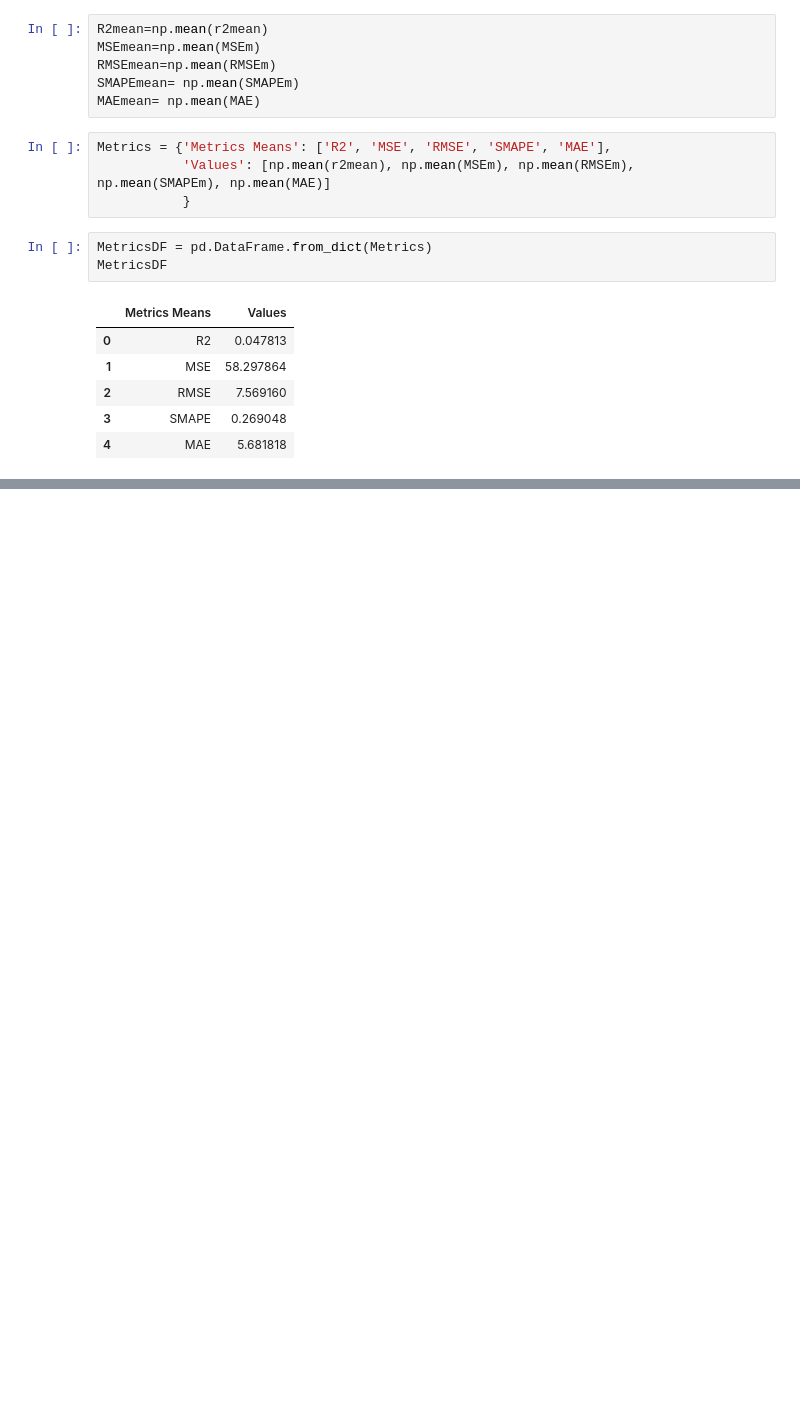
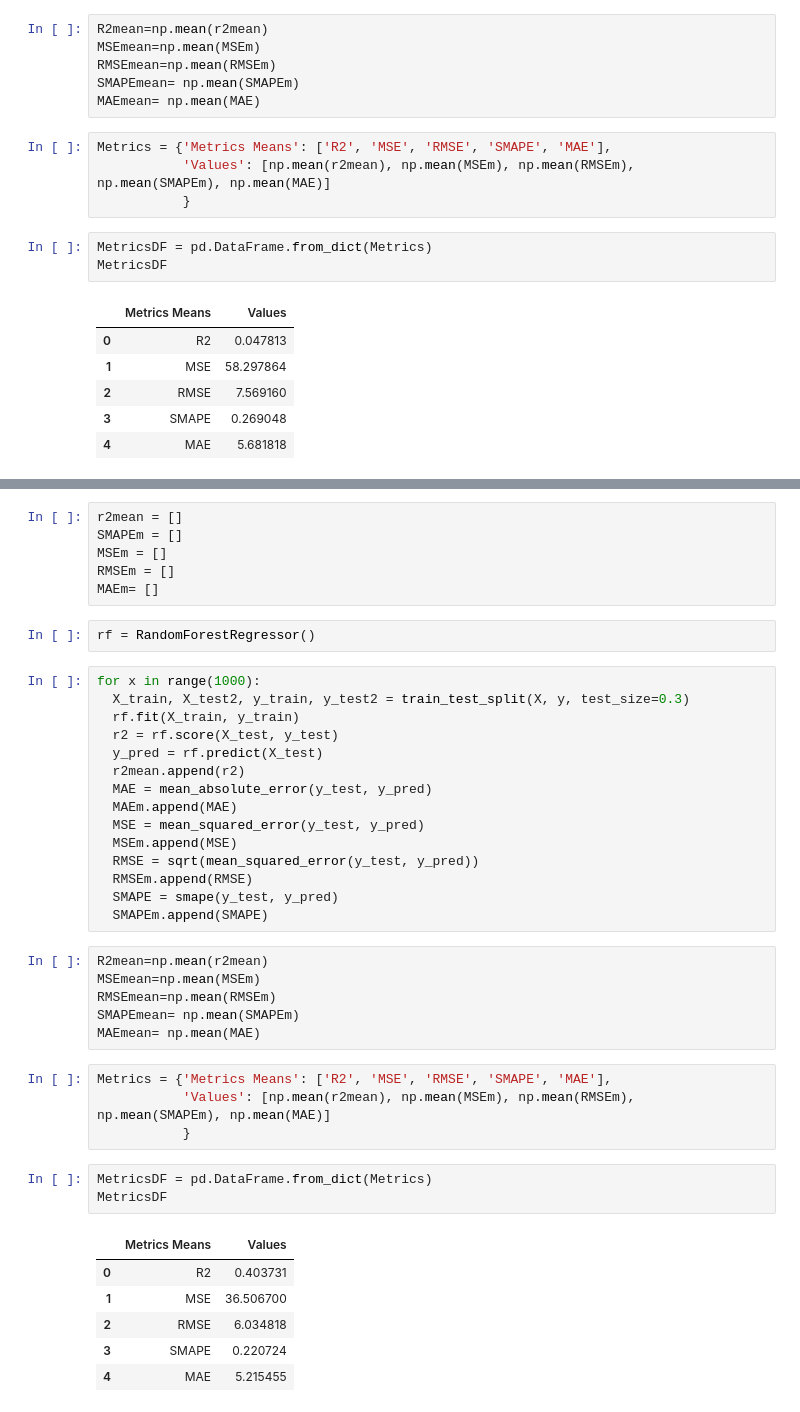
Before and after one commit to gabrielcerono/DiabetesColaboration, a Jupyter notebook: Feature_ranking_an_added_weight.ipynb, the cells around one changed output, grey strips where cells are left out. Drawn from its saved outputs; the diff is of its cells as text; blank space fills up the shorter version.

```diff
--- a/Feature_ranking_an_added_weight.ipynb
+++ b/Feature_ranking_an_added_weight.ipynb
@@ -309,0 +316,43 @@ MetricsDF
+# %%
+r2mean = []
+SMAPEm = []
+MSEm = []
+RMSEm = []
+MAEm= []
+# %%
+rf = RandomForestRegressor()
+# %%
+for x in range(1000):
+  X_train, X_test2, y_train, y_test2 = train_test_split(X, y, test_size=0.3)
+  rf.fit(X_train, y_train)
+  r2 = rf.score(X_test, y_test)
+  y_pred = rf.predict(X_test)
+  r2mean.append(r2)
+  MAE = mean_absolute_error(y_test, y_pred)
+  MAEm.append(MAE)
+  MSE = mean_squared_error(y_test, y_pred)
+  MSEm.append(MSE)
+  RMSE = sqrt(mean_squared_error(y_test, y_pred))
+  RMSEm.append(RMSE)
+  SMAPE = smape(y_test, y_pred)
+  SMAPEm.append(SMAPE)
+# %%
+R2mean=np.mean(r2mean)
+MSEmean=np.mean(MSEm)
+RMSEmean=np.mean(RMSEm)
+SMAPEmean= np.mean(SMAPEm)
+MAEmean= np.mean(MAE)
+# %%
+Metrics = {'Metrics Means': ['R2', 'MSE', 'RMSE', 'SMAPE', 'MAE'],
+           'Values': [np.mean(r2mean), np.mean(MSEm), np.mean(RMSEm), np.mean(SMAPEm), np.mean(MAE)]
+           }
+# %%
+MetricsDF = pd.DataFrame.from_dict(Metrics)
+MetricsDF
+# %% [output]
+|  | Metrics Means | Values |
+| 0 | R2 | 0.403731 |
+| 1 | MSE | 36.506700 |
+| 2 | RMSE | 6.034818 |
+| 3 | SMAPE | 0.220724 |
+| 4 | MAE | 5.215455 |
```
Also changed, not shown: parts of 3 cells of this notebook.
